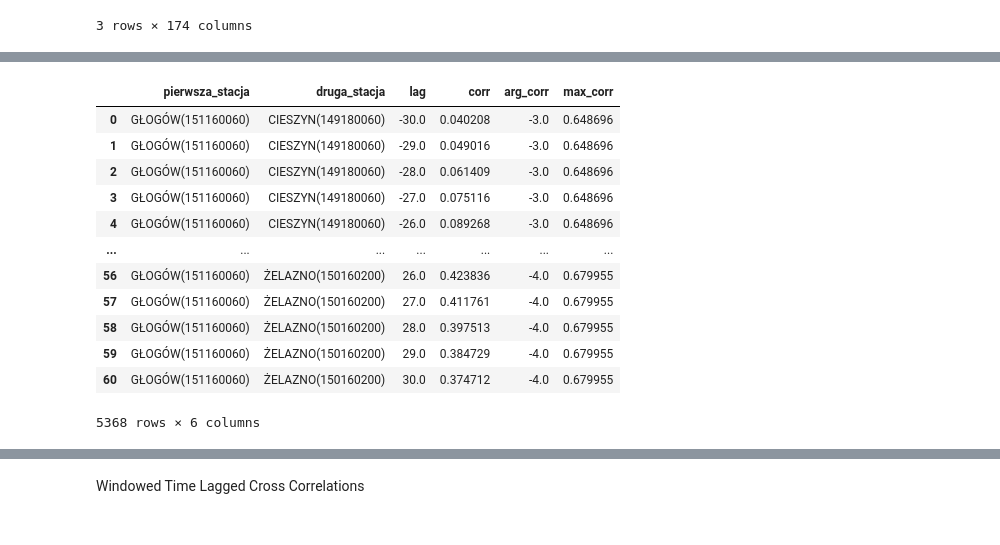
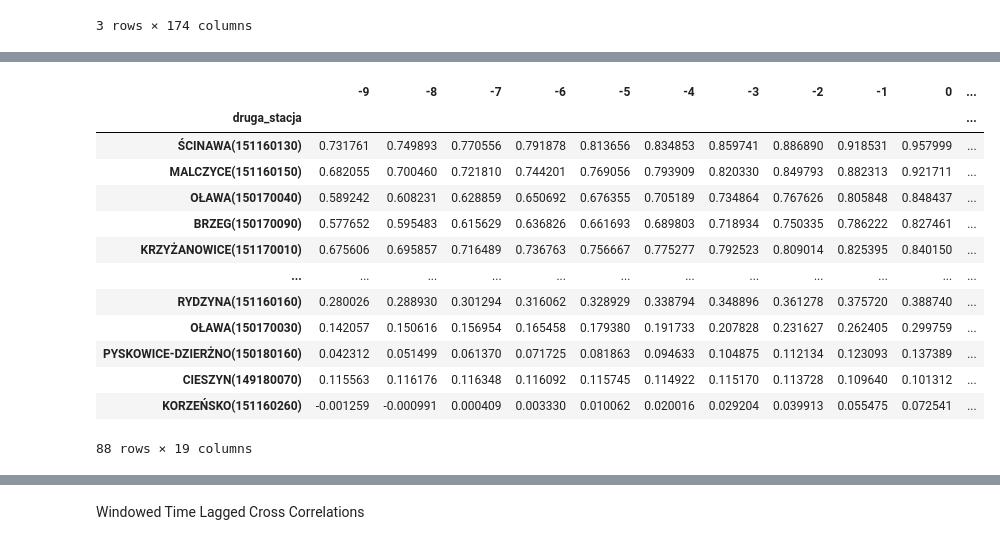
Before and after one commit to it4datascience/CuValley-Batmaja, a Jupyter notebook: expl_data_analysis/EDA.ipynb, the cells around one changed output, grey strips where cells are left out. Drawn from its saved outputs; the diff is of its cells as text; code cells hidden in the pictures.

```diff
--- a/expl_data_analysis/EDA.ipynb
+++ b/expl_data_analysis/EDA.ipynb
@@ -368,11 +368,11 @@ for i, (first_station, second_station) in enumerate(combinations(hydro_stations,
         if first_station_name == 'GŁOGÓW(151160060)':
             d1 = dataset_normalized[first_water_level_col].copy()
             d2 = dataset_normalized[second_water_level_col].copy()
-            rs = [crosscorr(d1, d2, lag) for lag in range(-int(30),int(30+1))]
+            rs = [crosscorr(d1, d2, lag) for lag in range(-int(9),int(9+1))]
             offset = int(np.floor(len(rs)/2)-np.argmax(rs))
             # Attaching data to a DataFrame
             d1_d2_station = pd.DataFrame()
-            d1_d2_station['lag'] = range(-int(30),int(30+1))
+            d1_d2_station['lag'] = range(-int(9),int(9+1))
             d1_d2_station['pierwsza_stacja'] = first_station_name
             d1_d2_station['druga_stacja'] = second_station_name
             d1_d2_station['corr'] = rs
@@ -386,10 +386,10 @@ for i, (first_station, second_station) in enumerate(combinations(hydro_stations,
                 ax.axvline(np.argmax(rs), color='r',linestyle='--', label='Peak synchrony', alpha=0.75)
                 ax.set(title=f'Offset: {offset} przesunięcia\n{first_station_name} <> {second_station_name}',
                        xlabel='Offset',ylabel='Pearson r')
-                ax.set_xticks([0, 10, 20, 30, 40, 50, 60])
-                ax.set_xlim([0, 60])
+                ax.set_xticks([0, 3, 6, 9, 12, 15, 18])
+                ax.set_xlim([0, 18])
                 ax.set_ylim([0, 1])
-                ax.set_xticklabels([-30, -20, -10, 0, 10, 20, 30])
+                ax.set_xticklabels([-9, -6, -3, 0, 3, 6, 9])
 
                 plt.legend(loc='upper left')
                 plt.show()
@@ -400,29 +400,44 @@ for i, (first_station, second_station) in enumerate(combinations(hydro_stations,
 # %%
 time_lagged_cross_correlation_glogow = time_lagged_cross_correlation.copy()
 time_lagged_cross_correlation_glogow = time_lagged_cross_correlation_glogow.loc[
     time_lagged_cross_correlation_glogow['pierwsza_stacja']=='GŁOGÓW(151160060)', :]
 
-# time_lagged_cross_correlation_glogow.sort_values(by=['arg_corr', 'max_corr', 'druga_stacja'], ascending=[False, True, False],
-#                                                  inplace=True)
-# time_lagged_cross_correlation_glogow['lag'] = time_lagged_cross_correlation_glogow['lag'].astype(int)
-# time_lagged_cross_correlation_glogow = time_lagged_cross_correlation_glogow.pivot(index='druga_stacja', columns='lag',
-#                                                                                   values='corr')
+# given information about abs_arg_corr
+time_lagged_cross_correlation_glogow['abs_arg_corr'] = np.abs(time_lagged_cross_correlation_glogow['arg_corr'])
 
-time_lagged_cross_correlation_glogow # POPRAWIĆ arg core na abs
+time_lagged_cross_correlation_glogow.sort_values(by=['abs_arg_corr', 'max_corr', 'druga_stacja'],
+                                                 ascending=[True, True, False],
+                                                 inplace=True)
+time_lagged_cross_correlation_glogow['lag'] = time_lagged_cross_correlation_glogow['lag'].astype(int)
+
+time_lagged_cross_correlation_glogow_pivot = time_lagged_cross_correlation_glogow.pivot(index='druga_stacja', columns=['lag'],
+                                                                                        values='corr')
+time_lagged_cross_correlation_glogow_pivot = pd.merge(time_lagged_cross_correlation_glogow_pivot.reset_index(),
+                                                      time_lagged_cross_correlation_glogow[['druga_stacja', 'abs_arg_corr',
+                                                                                            'max_corr']].drop_duplicates(),
+                                                      how='left', on=['druga_stacja'])
+
+time_lagged_cross_correlation_glogow_pivot.sort_values(by=['max_corr', 'abs_arg_corr', 'druga_stacja'],
+                                                       ascending=[False, True, True], inplace=True)
+time_lagged_cross_correlation_glogow_pivot.set_index(['druga_stacja'], inplace=True)
+time_lagged_cross_correlation_glogow_pivot.drop(['abs_arg_corr', 'max_corr'], axis=1, inplace=True)
+
+time_lagged_cross_correlation_glogow_pivot
 # %% [output]
-|  | pierwsza_stacja | druga_stacja | lag | corr | arg_corr | max_corr |
-| 0 | GŁOGÓW(151160060) | CIESZYN(149180060) | -30.0 | 0.040208 | -3.0 | 0.648696 |
-| 1 | GŁOGÓW(151160060) | CIESZYN(149180060) | -29.0 | 0.049016 | -3.0 | 0.648696 |
-| 2 | GŁOGÓW(151160060) | CIESZYN(149180060) | -28.0 | 0.061409 | -3.0 | 0.648696 |
-| 3 | GŁOGÓW(151160060) | CIESZYN(149180060) | -27.0 | 0.075116 | -3.0 | 0.648696 |
-| 4 | GŁOGÓW(151160060) | CIESZYN(149180060) | -26.0 | 0.089268 | -3.0 | 0.648696 |
-| ... | ... | ... | ... | ... | ... | ... |
-| 56 | GŁOGÓW(151160060) | ŻELAZNO(150160200) | 26.0 | 0.423836 | -4.0 | 0.679955 |
-| 57 | GŁOGÓW(151160060) | ŻELAZNO(150160200) | 27.0 | 0.411761 | -4.0 | 0.679955 |
-| 58 | GŁOGÓW(151160060) | ŻELAZNO(150160200) | 28.0 | 0.397513 | -4.0 | 0.679955 |
-| 59 | GŁOGÓW(151160060) | ŻELAZNO(150160200) | 29.0 | 0.384729 | -4.0 | 0.679955 |
-| 60 | GŁOGÓW(151160060) | ŻELAZNO(150160200) | 30.0 | 0.374712 | -4.0 | 0.679955 |
+|  | -9 | -8 | -7 | -6 | -5 | -4 | -3 | -2 | -1 | 0 | ... |
+| druga_stacja |  |  |  |  |  |  |  |  |  |  | ... |
+| ŚCINAWA(151160130) | 0.731761 | 0.749893 | 0.770556 | 0.791878 | 0.813656 | 0.834853 | 0.859741 | 0.886890 | 0.918531 | 0.957999 | ... |
+| MALCZYCE(151160150) | 0.682055 | 0.700460 | 0.721810 | 0.744201 | 0.769056 | 0.793909 | 0.820330 | 0.849793 | 0.882313 | 0.921711 | ... |
+| OŁAWA(150170040) | 0.589242 | 0.608231 | 0.628859 | 0.650692 | 0.676355 | 0.705189 | 0.734864 | 0.767626 | 0.805848 | 0.848437 | ... |
+| BRZEG(150170090) | 0.577652 | 0.595483 | 0.615629 | 0.636826 | 0.661693 | 0.689803 | 0.718934 | 0.750335 | 0.786222 | 0.827461 | ... |
+| KRZYŻANOWICE(151170010) | 0.675606 | 0.695857 | 0.716489 | 0.736763 | 0.756667 | 0.775277 | 0.792523 | 0.809014 | 0.825395 | 0.840150 | ... |
+| ... | ... | ... | ... | ... | ... | ... | ... | ... | ... | ... | ... |
+| RYDZYNA(151160160) | 0.280026 | 0.288930 | 0.301294 | 0.316062 | 0.328929 | 0.338794 | 0.348896 | 0.361278 | 0.375720 | 0.388740 | ... |
+| OŁAWA(150170030) | 0.142057 | 0.150616 | 0.156954 | 0.165458 | 0.179380 | 0.191733 | 0.207828 | 0.231627 | 0.262405 | 0.299759 | ... |
+| PYSKOWICE-DZIERŻNO(150180160) | 0.042312 | 0.051499 | 0.061370 | 0.071725 | 0.081863 | 0.094633 | 0.104875 | 0.112134 | 0.123093 | 0.137389 | ... |
+| CIESZYN(149180070) | 0.115563 | 0.116176 | 0.116348 | 0.116092 | 0.115745 | 0.114922 | 0.115170 | 0.113728 | 0.109640 | 0.101312 | ... |
+| KORZEŃSKO(151160260) | -0.001259 | -0.000991 | 0.000409 | 0.003330 | 0.010062 | 0.020016 | 0.029204 | 0.039913 | 0.055475 | 0.072541 | ... |
-5368 rows × 6 columns
+88 rows × 19 columns
 # %%
 # Plot
 plt.figure(figsize=(10, 10))
```
Also changed, not shown: parts of 4 cells of this notebook.
